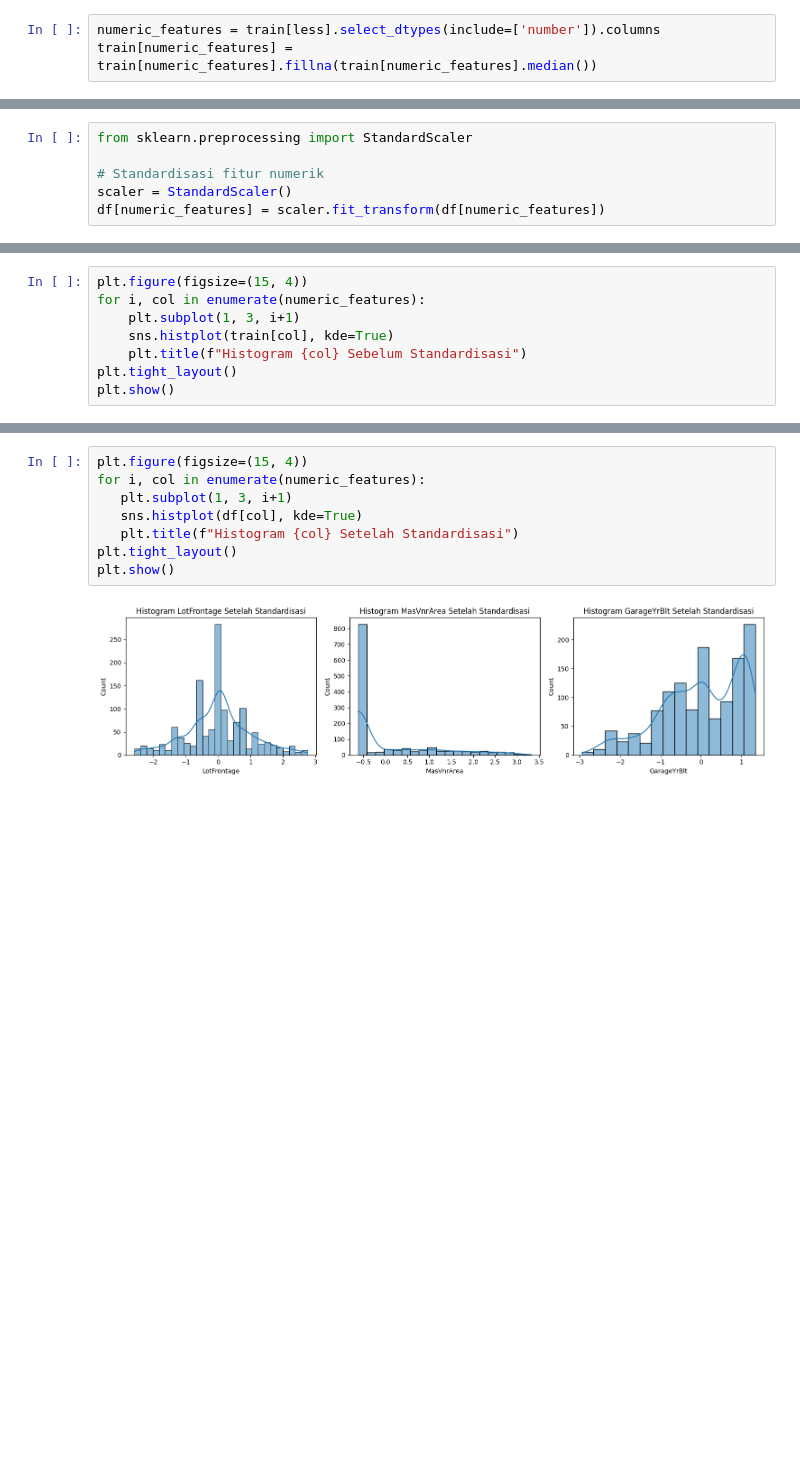
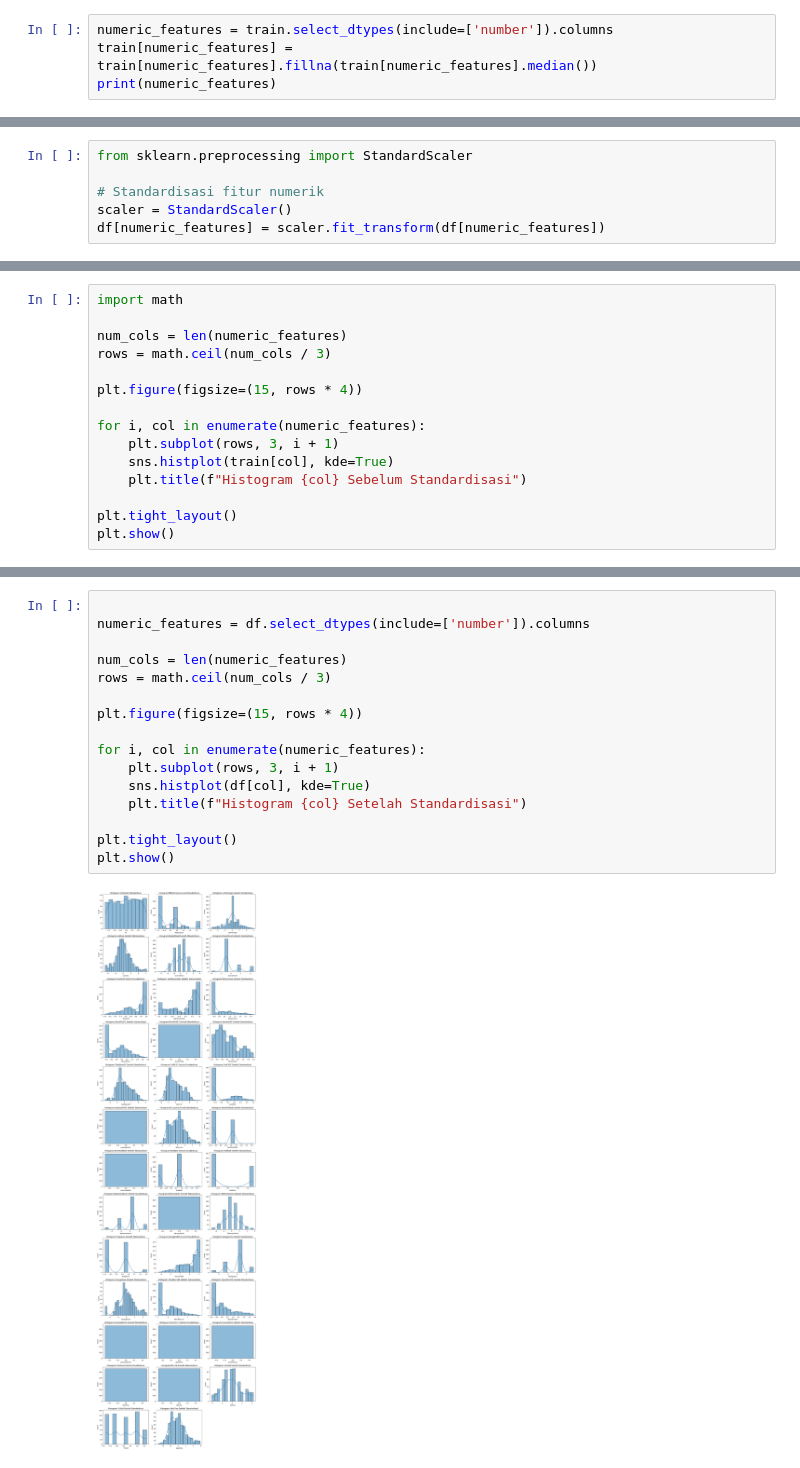
Before and after one commit to DifthaArianggaFirdaus/data_rumah_latihan, a Jupyter notebook: machine_learing.ipynb, the cells around one changed output, grey strips where cells are left out. Drawn from its saved outputs; the diff is of its cells as text; blank space fills up the shorter version.

```diff
--- a/machine_learing.ipynb
+++ b/machine_learing.ipynb
@@ -88,5 +92,6 @@ dtype: int64
 less = missing_values[missing_values < 1000].index
 over = missing_values[missing_values >= 1000].index
 # %%
-numeric_features = train[less].select_dtypes(include=['number']).columns
+numeric_features = train.select_dtypes(include=['number']).columns
 train[numeric_features] = train[numeric_features].fillna(train[numeric_features].median())
+print(numeric_features)
@@ -149,9 +182,16 @@ Index(['LotFrontage', 'MasVnrArea', 'GarageYrBlt'], dtype='object')
 # %%
-plt.figure(figsize=(15, 4))
+import math
+
+num_cols = len(numeric_features)
+rows = math.ceil(num_cols / 3)
+
+plt.figure(figsize=(15, rows * 4))
+
 for i, col in enumerate(numeric_features):
-    plt.subplot(1, 3, i+1)
+    plt.subplot(rows, 3, i + 1)
     sns.histplot(train[col], kde=True)
     plt.title(f"Histogram {col} Sebelum Standardisasi")
+
 plt.tight_layout()
 plt.show()
 # %% [output]
@@ -159,13 +199,21 @@ plt.show()
 # %%
-plt.figure(figsize=(15, 4))
+
+numeric_features = df.select_dtypes(include=['number']).columns
+
+num_cols = len(numeric_features)
+rows = math.ceil(num_cols / 3)
+
+plt.figure(figsize=(15, rows * 4))
+
 for i, col in enumerate(numeric_features):
-   plt.subplot(1, 3, i+1)
-   sns.histplot(df[col], kde=True)
-   plt.title(f"Histogram {col} Setelah Standardisasi")
+    plt.subplot(rows, 3, i + 1)
+    sns.histplot(df[col], kde=True)
+    plt.title(f"Histogram {col} Setelah Standardisasi")
+
 plt.tight_layout()
 plt.show()
 # %% [output]
-[figure, old version]
+[figure, new version]
 # %%
 # Mengidentifikasi baris duplikat
 duplicates = df.duplicated()
```
Also changed, not shown: parts of 19 cells of this notebook.
